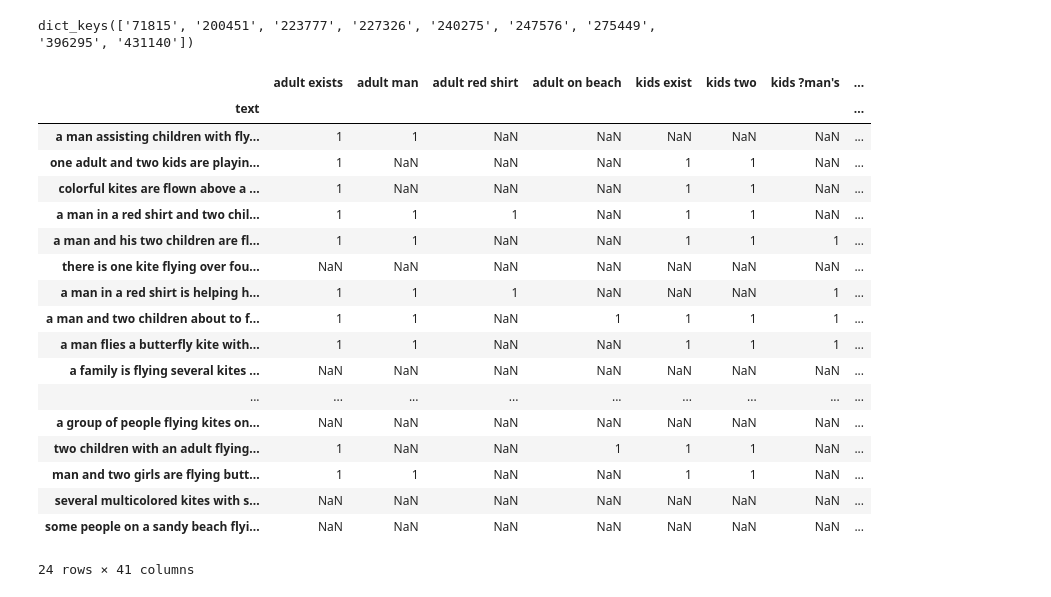
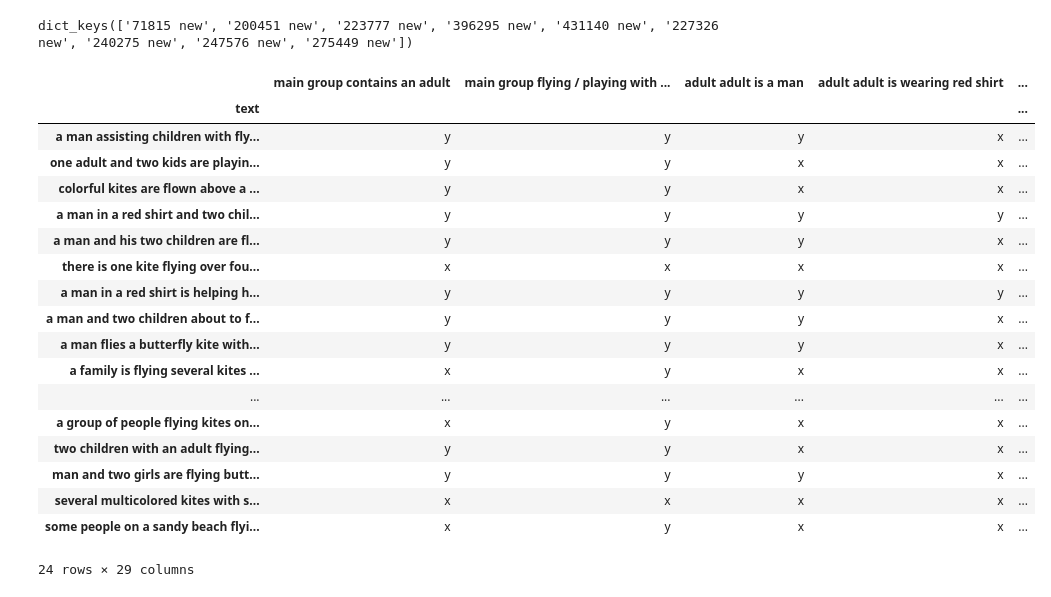
Before and after one commit to kcarnold/textrec, a Jupyter notebook: notebooks/Process Detail Ratings.ipynb, the cells around one changed output. Saved outputs shown, nothing was run; the diff lists cells and outputs as text; code cells hidden in the pictures.

Commit message:
Process specificity details annotation. No result.

```diff
--- a/notebooks/Process Detail Ratings.ipynb
+++ b/notebooks/Process Detail Ratings.ipynb
@@ -1,20 +1,17 @@
 # %%
 import pandas as pd
 # %%
-fn = '/Users/kcarnold/Downloads/specificity_details partly completed.xlsx'
+fn = '../data/specificity_details new style completed.xlsx'
 # %%
-sheet_names = list(pd.read_excel(fn, sheet_name=None).keys())
+sheet_names = [name for name in pd.read_excel(fn, sheet_name=None).keys() if 'new' in name]
 # %%
 sheets = {}
 for name in sheet_names:
-    try:
-        sheets[name] = pd.read_excel(fn, sheet_name=name, header=None)#, header=[0,1])
-    except:
-        continue
+    sheets[name] = pd.read_excel(fn, sheet_name=name, header=None)
 # %%
 sheets.keys()
 # %% [output]
-dict_keys(['71815', '200451', '223777', '227326', '240275', '247576', '275449', '396295', '431140'])
+dict_keys(['71815 new', '200451 new', '223777 new', '396295 new', '431140 new', '227326 new', '240275 new', '247576 new', '275449 new'])
 # %%
 def fix_index(sheet):
     idx = sheet.iloc[:2].fillna(method='pad', axis=1)
@@ -23,26 +20,26 @@ def fix_index(sheet):
     names.iloc[0] = 'text'
     sheet = sheet.iloc[2:].copy()
     sheet.columns = names
-    return sheet.set_index('text')
+    return sheet.set_index('text').fillna('x')
 # %%
-fix_index(sheets['200451'])
+fix_index(sheets['200451 new'])
 # %% [output]
-|  | adult exists | adult man | adult red shirt | adult on beach | kids exist | kids two | kids ?man's | ... |
-| text |  |  |  |  |  |  |  | ... |
-| a man assisting children with fly... | 1 | 1 | NaN | NaN | NaN | NaN | NaN | ... |
-| one adult and two kids are playin... | 1 | NaN | NaN | NaN | 1 | 1 | NaN | ... |
-| colorful kites are flown above a ... | 1 | NaN | NaN | NaN | 1 | 1 | NaN | ... |
-| a man in a red shirt and two chil... | 1 | 1 | 1 | NaN | 1 | 1 | NaN | ... |
-| a man and his two children are fl... | 1 | 1 | NaN | NaN | 1 | 1 | 1 | ... |
-| there is one kite flying over fou... | NaN | NaN | NaN | NaN | NaN | NaN | NaN | ... |
-| a man in a red shirt is helping h... | 1 | 1 | 1 | NaN | NaN | NaN | 1 | ... |
-| a man and two children about to f... | 1 | 1 | NaN | 1 | 1 | 1 | 1 | ... |
-| a man flies a butterfly kite with... | 1 | 1 | NaN | NaN | 1 | 1 | 1 | ... |
-| a family is flying several kites ... | NaN | NaN | NaN | NaN | NaN | NaN | NaN | ... |
-| ... | ... | ... | ... | ... | ... | ... | ... | ... |
-| a group of people flying kites on... | NaN | NaN | NaN | NaN | NaN | NaN | NaN | ... |
-| two children with an adult flying... | 1 | NaN | NaN | 1 | 1 | 1 | NaN | ... |
-| man and two girls are flying butt... | 1 | 1 | NaN | NaN | 1 | 1 | NaN | ... |
-| several multicolored kites with s... | NaN | NaN | NaN | NaN | NaN | NaN | NaN | ... |
-| some people on a sandy beach flyi... | NaN | NaN | NaN | NaN | NaN | NaN | NaN | ... |
+|  | main group contains an adult | main group flying / playing with ... | adult adult is a man | adult adult is wearing red shirt | ... |
+| text |  |  |  |  | ... |
+| a man assisting children with fly... | y | y | y | x | ... |
+| one adult and two kids are playin... | y | y | x | x | ... |
+| colorful kites are flown above a ... | y | y | x | x | ... |
+| a man in a red shirt and two chil... | y | y | y | y | ... |
+| a man and his two children are fl... | y | y | y | x | ... |
+| there is one kite flying over fou... | x | x | x | x | ... |
+| a man in a red shirt is helping h... | y | y | y | y | ... |
+| a man and two children about to f... | y | y | y | x | ... |
+| a man flies a butterfly kite with... | y | y | y | x | ... |
+| a family is flying several kites ... | x | y | x | x | ... |
+| ... | ... | ... | ... | ... | ... |
+| a group of people flying kites on... | x | y | x | x | ... |
+| two children with an adult flying... | y | y | x | x | ... |
+| man and two girls are flying butt... | y | y | y | x | ... |
+| several multicolored kites with s... | x | x | x | x | ... |
+| some people on a sandy beach flyi... | x | y | x | x | ... |
-24 rows × 41 columns
+24 rows × 29 columns
```
Also changed, not shown: parts of 9 cells of this notebook, 1 other file.
